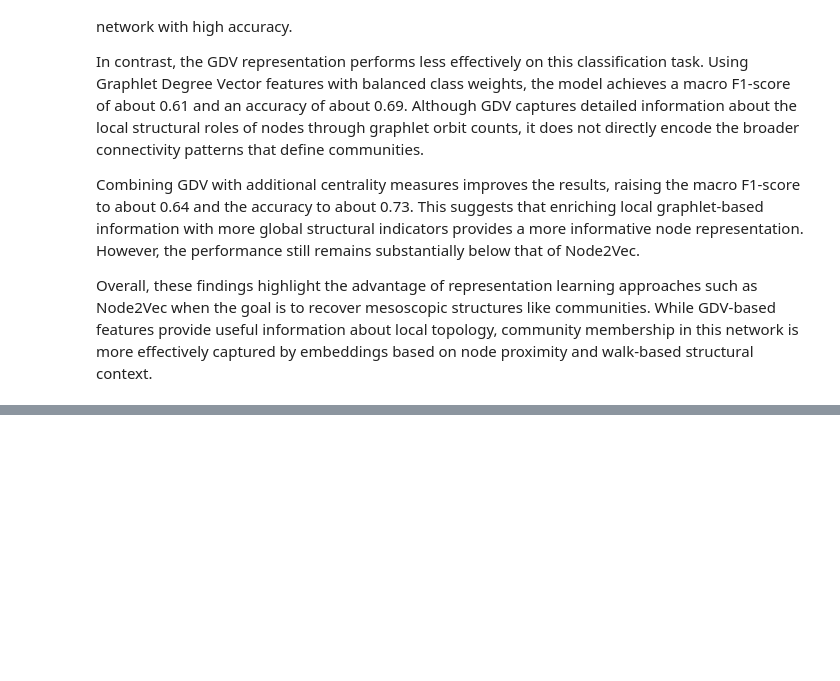
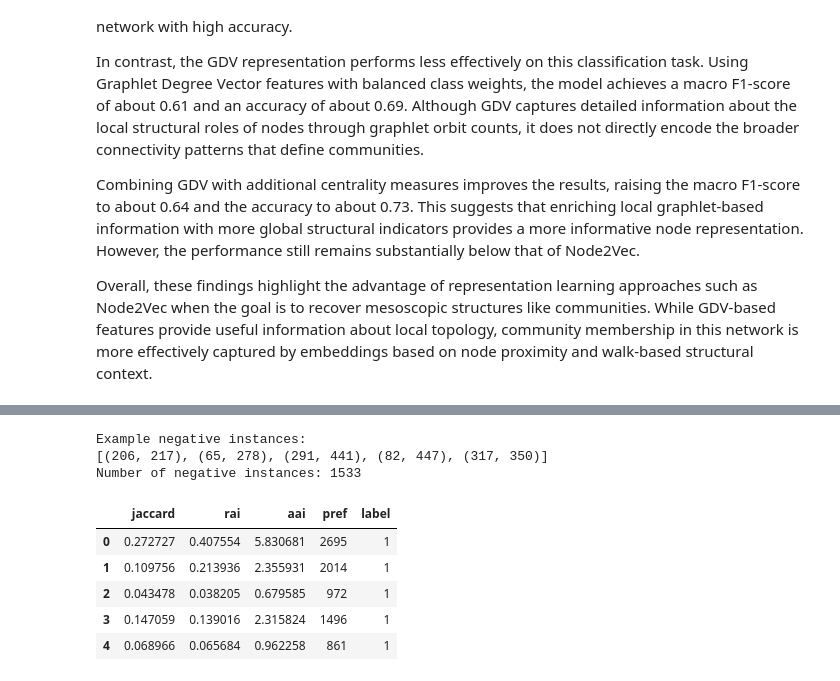
Before and after one commit to leilacielok/network_analysis, a Jupyter notebook: network_analysis.ipynb, the cells around one changed output, grey strips where cells are left out. Cells and saved outputs as stored; diff of their text form; code cells hidden in the pictures; blank space fills up the shorter version.

```diff
--- a/network_analysis.ipynb
+++ b/network_analysis.ipynb
@@ -1546,0 +1595,61 @@ Overall, these findings highlight the advantage of representation learning appro
+# %%
+# Sample the same number of negative instances: node pairs that are not connected in G0
+
+nodes_list = list(G0.nodes())
+negative_instances = set()
+
+while len(negative_instances) < len(positive_instances):
+    u, v = random.sample(nodes_list, 2)
+
+    if u == v:
+        continue
+
+    if not G0.has_edge(u, v):
+        negative_instances.add(tuple(sorted((u, v))))
+
+negative_instances = list(negative_instances)
+
+print("Example negative instances:")
+print(negative_instances[:5])
+print(f"Number of negative instances: {len(negative_instances)}")
+# %% [output]
+Example negative instances:
+[(206, 217), (65, 278), (291, 441), (82, 447), (317, 350)]
+Number of negative instances: 1533
+# %%
+# dataset for link prediction
+from sklearn.utils import shuffle
+
+datapoints = positive_instances + negative_instances
+
+dataset_link_prediction = pd.DataFrame()
+dataset_link_prediction = shuffle(dataset_link_prediction, random_state=42)
+
+dataset_link_prediction["jaccard"] = [
+    p for _, _, p in nx.jaccard_coefficient(G0, ebunch=datapoints)
+]
+
+dataset_link_prediction["rai"] = [
+    p for _, _, p in nx.resource_allocation_index(G0, ebunch=datapoints)
+]
+
+dataset_link_prediction["aai"] = [
+    p for _, _, p in nx.adamic_adar_index(G0, ebunch=datapoints)
+]
+
+dataset_link_prediction["pref"] = [
+    p for _, _, p in nx.preferential_attachment(G0, ebunch=datapoints)
+]
+
+dataset_link_prediction["label"] = (
+    [1] * len(positive_instances) + [0] * len(negative_instances)
+)
+
+dataset_link_prediction.head()
+# %% [output]
+|  | jaccard | rai | aai | pref | label |
+| 0 | 0.272727 | 0.407554 | 5.830681 | 2695 | 1 |
+| 1 | 0.109756 | 0.213936 | 2.355931 | 2014 | 1 |
+| 2 | 0.043478 | 0.038205 | 0.679585 | 972 | 1 |
+| 3 | 0.147059 | 0.139016 | 2.315824 | 1496 | 1 |
+| 4 | 0.068966 | 0.065684 | 0.962258 | 861 | 1 |
```
Also changed, not shown: parts of 19 cells of this notebook.
